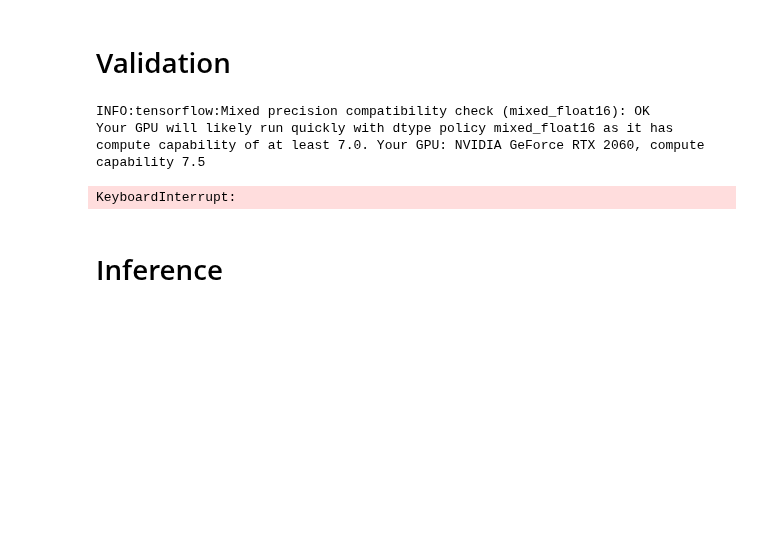
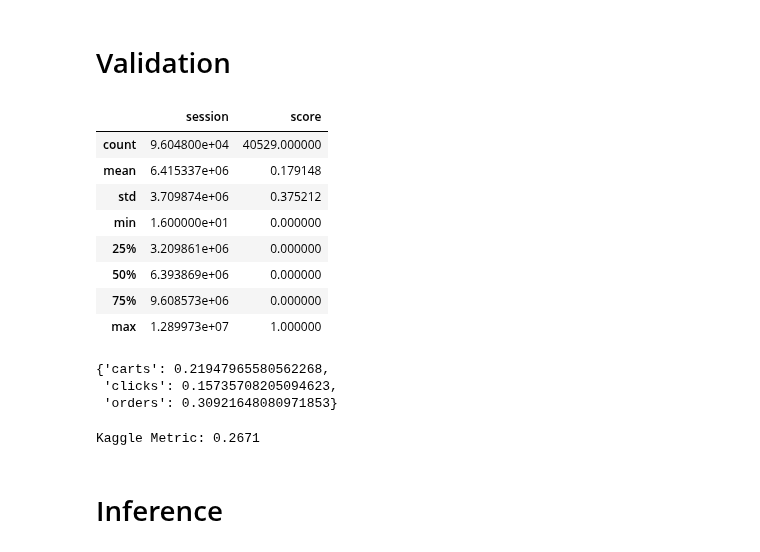
Before and after one commit to EnricRovira/025_Kaggle-OTTO-Recsys-2022, a Jupyter notebook: 1_Scripts/1_Model_v0.4.ipynb, the cells around one changed output. Drawn from its saved outputs; the diff is of its cells as text; code cells hidden in the pictures; blank space fills up the shorter version.

```diff
--- a/1_Scripts/1_Model_v0.4.ipynb
+++ b/1_Scripts/1_Model_v0.4.ipynb
@@ -131,7 +131,9 @@ class Bert4RecDataLoader:
             dataset = dataset.map(self.make_transforms_test, num_parallel_calls=AUTO)
         else:
             dataset = dataset.map(self.make_transforms_train, num_parallel_calls=AUTO)
+
         dataset = dataset.map(self.set_shapes, num_parallel_calls=AUTO)
+        # dataset = dataset.map(self.normalize_features, num_parallel_calls=AUTO)
         if self.shuffle:
             dataset = dataset.shuffle(self.batch_size*50, reshuffle_each_iteration=True)
 
@@ -181,6 +183,7 @@ class Bert4RecDataLoader:
         seq_items, seq_type, seq_time_encoding, seq_recency =  dict_sequences['seq_aid'], dict_sequences['seq_type'], dict_sequences['seq_time_encoding'], dict_sequences['seq_recency_aid']
         seq_items_target_raw, seq_type_target_raw =  dict_sequences['seq_aid_target'], dict_sequences['seq_type_target']
         session, qt_size_seq = dict_context['session'], dict_context['size_session']
+        seq_recency = self.normalize_features(seq_recency)
         ###
         # Build target
         seq_items, seq_target = seq_items, seq_items_target_raw[:1] if not self.get_session else seq_items_target_raw[:self.seq_len_target]
@@ -211,6 +214,7 @@ class Bert4RecDataLoader:
     def make_transforms_test(self, dict_context, dict_sequences):
         seq_items, seq_type, seq_time_encoding, seq_recency =  dict_sequences['seq_aid'], dict_sequences['seq_type'], dict_sequences['seq_time_encoding'], dict_sequences['seq_recency_aid']
         session, qt_size_seq = dict_context['session'], dict_context['size_session']
+        seq_recency = self.normalize_features(seq_recency)
         ###
         seq_items = seq_items[-self.seq_len:, :]
         seq_type = seq_type[-self.seq_len:, :]
@@ -235,6 +239,7 @@ class Bert4RecDataLoader:
     def make_transforms_train(self, dict_context, dict_sequences):
         seq_items, seq_type, seq_time_encoding, seq_recency =  dict_sequences['seq_aid'], dict_sequences['seq_type'], dict_sequences['seq_time_encoding'], dict_sequences['seq_recency_aid']
         qt_size_seq = dict_context['size_session']
+        seq_recency = self.normalize_features(seq_recency)
         ###
         # With prob reverse
         if tf.random.uniform(shape=(1,1)) <= self.reverse_prob:
@@ -294,6 +299,14 @@ class Bert4RecDataLoader:
 
         return (seq_items, seq_type, seq_time_encoding, seq_recency), seq_target[:, 0]
 
+    def normalize_features(self, features):
+        return (features - tf.constant(5.45)/tf.constant(1.09))
+
+    # def normalize_features(self, features, targets=None, session=None):
+    #     seq_items, seq_type, seq_time_encoding, seq_recency = features
+    #     seq_recency = (seq_recency - tf.constant(5.45)/tf.constant(1.09))
+    #     features = (seq_items, seq_type, seq_time_encoding, seq_recency)
+    #     return features, targets, session
 
     def set_shapes(self, features, targets=None, session=None):
         features[0].set_shape((self.seq_len, 1))
@@ -422,7 +436,12 @@ class ModelBert4Rec(tf.keras.models.Model):
             model_cfg.emb_dim,
             embeddings_initializer=tf.keras.initializers.TruncatedNormal(mean=0, stddev=0.02)
         )
-        self.mlp_proj_encoding = tf.keras.models.Sequential([
+        self.mlp_proj_time_encoding = tf.keras.models.Sequential([
+           tf.keras.layers.Dropout(model_cfg.drop_rate),
+           tf.keras.layers.Dense(model_cfg.trf_dim, kernel_initializer=tf.keras.initializers.TruncatedNormal(mean=0, stddev=0.02)),
+           tf.keras.layers.LayerNormalization(epsilon=1e-6)
+        ])
+        self.mlp_proj_conts = tf.keras.models.Sequential([
            tf.keras.layers.Dropout(model_cfg.drop_rate),
            tf.keras.layers.Dense(model_cfg.trf_dim, kernel_initializer=tf.keras.initializers.TruncatedNormal(mean=0, stddev=0.02)),
            tf.keras.layers.LayerNormalization(epsilon=1e-6)
@@ -442,10 +461,11 @@ class ModelBert4Rec(tf.keras.models.Model):
         ###########
         x_seq_past_items = self.embed_items(x_seq_past[:, :, 0])
         x_seq_past_type = self.embed_type(x_seq_type[:, :, 0])
-        x_seq_time_encoding = self.mlp_proj_encoding(x_seq_encoding, training=training)
+        x_seq_time_encoding = self.mlp_proj_time_encoding(x_seq_encoding, training=training)
+        x_seq_recency = self.mlp_proj_conts(x_seq_recency, training=training)
         x_ones = tf.ones(tf.shape(x_seq_past_items))
         ###########
-        x = x_seq_past_items * (x_ones + x_seq_time_encoding + x_seq_past_type)
+        x = x_seq_past_items * (x_ones + x_seq_past_type + x_seq_time_encoding + x_seq_recency)
         for i in range(len(self.list_transformer_block)):
             x = self.list_transformer_block[i](x, x, training=training, attention_mask=pad_mask)
         probs = self.pred_layer(x)
@@ -681,7 +701,7 @@ class BERT4REC_CONFIG:
     batch_size = 10
     num_grad_accum_steps = 16
     seq_len = 20
-    mask_prob = 0.4
+    mask_prob = 0.5
     reverse_prob = 0.25
     emb_dim = 32
     trf_dim = 32
@@ -860,11 +880,11 @@ def get_score_metric(y_true, y_pred, type_target, k=20):
     return score
 
 tf.keras.backend.clear_session()
-model = build_model_bert4Rec(num_items=BERT4REC_CONFIG.num_items, model_cfg=BERT4REC_CONFIG)
-ckpt = tf.train.Checkpoint(model=model)
-ckpt.restore(tf.train.latest_checkpoint(f'../2_Models/model_bert4rec_complete_0.5/checkpoints'))
+# model = build_model_bert4Rec(num_items=BERT4REC_CONFIG.num_items, model_cfg=BERT4REC_CONFIG)
+# ckpt = tf.train.Checkpoint(model=model)
+# ckpt.restore(tf.train.latest_checkpoint(f'../2_Models/model_bert4rec_complete_0.6_v11/checkpoints'))
 # model = models.load_model('../2_Models/seq_len10_model_bert4rec_complete_v0.4_finetuned/', compile=False)
-list_paths_val = ['../tfrecords/tfrecords_v0.3/na_split=val/' + x for x in os.listdir('../tfrecords/tfrecords_v0.3/na_split=val')]
+list_paths_val = ['../tfrecords/tfrecords_v0.4/na_split=val/' + x for x in os.listdir('../tfrecords/tfrecords_v0.4/na_split=val')]
 val_dataloader = Bert4RecDataLoader(list_paths_val,
                                      num_items=NUM_ITEMS,
                                      seq_len=20,
@@ -881,7 +901,7 @@ val_dataloader = Bert4RecDataLoader(list_paths_val,
 list_sessions, list_predictions, list_trues, list_types = [], [], [], []
 for num_batch, batch in enumerate(tqdm(val_dataloader)):
     features, targets, session = batch
-    seq_items, seq_type, seq_time = features
+    seq_items, seq_type, seq_time, seq_recency = features
     target, type_target = targets
     idxs = tf.argmin(seq_items[:, :, 0], 1).numpy()
     for type_ in ['clicks', 'carts', 'orders']:
@@ -890,7 +910,7 @@ for num_batch, batch in enumerate(tqdm(val_dataloader)):
                         tf.constant([[dict_map_type[type_]]], tf.int64),
                         seq_type[i, ix+1:]], axis=0)
                     for i, ix in enumerate(idxs)]
-        features = (seq_items, tf.stack(seq_type_new, axis=0), seq_time)
+        features = (seq_items, tf.stack(seq_type_new, axis=0), seq_time, seq_recency)
         preds = model(features, training=False)
         preds = tf.gather(preds, indices=idxs, axis=1, batch_dims=1)
         topk_scores, topk_idxs = tf.math.top_k(preds, k=20)
@@ -911,36 +931,46 @@ df_val = pd.DataFrame({
     'type' : np.concatenate(list_types)
 })
 
 df_val['score'] = df_val.progress_apply(lambda x: get_score_metric(x['trues'], x['predictions'], x['type']), axis=1)
 
 display(df_val.describe())
 dict_scores = df_val.groupby('type')['score'].mean().to_dict()
 display(dict_scores)
 kaggle_metric = 0.1*dict_scores['clicks'] + 0.3*dict_scores['carts'] + 0.6*dict_scores['orders']
 print(f'Kaggle Metric: {kaggle_metric:.4f}')
 
 # v0.4_finetuned seqlen=10
 # {'carts': 0.23272587826464677,
 #  'clicks': 0.16818629058707774,
 #  'orders': 0.31957377011651095}
 # Kaggle Metric: 0.2783808
 
 # model_bert4rec_complete_0.4.1 - ckpt42
 # mean = 0.202564
 # {'carts': 0.2417327288193879,
 #  'clicks': 0.18081338143653658,
 #  'orders': 0.33429939670611314}
 # Kaggle Metric: 0.2912
 
 # (seq_len=20)model_bert4rec_complete_0.5 - ckpt10
 # {'carts': 0.2597342763878702,
 #  'clicks': 0.18694624926166567,
 #  'orders': 0.3624662713766583}
 # Kaggle Metric: 0.3141
 # %% [output]
+|  | session | score |
+| count | 9.604800e+04 | 40529.000000 |
+| mean | 6.415337e+06 | 0.179148 |
+| std | 3.709874e+06 | 0.375212 |
+| min | 1.600000e+01 | 0.000000 |
+| 25% | 3.209861e+06 | 0.000000 |
+| 50% | 6.393869e+06 | 0.000000 |
+| 75% | 9.608573e+06 | 0.000000 |
+| max | 1.289973e+07 | 1.000000 |
-INFO:tensorflow:Mixed precision compatibility check (mixed_float16): OK
-Your GPU will likely run quickly with dtype policy mixed_float16 as it has compute capability of at least 7.0. Your GPU: NVIDIA GeForce RTX 2060, compute capability 7.5
+{'carts': 0.21947965580562268,
+ 'clicks': 0.15735708205094623,
+ 'orders': 0.30921648080971853}
-KeyboardInterrupt:
+Kaggle Metric: 0.2671
 # %% [markdown]
 # Inference
 # %%
```
Also changed, not shown: parts of 2 cells of this notebook, 1 other file.
